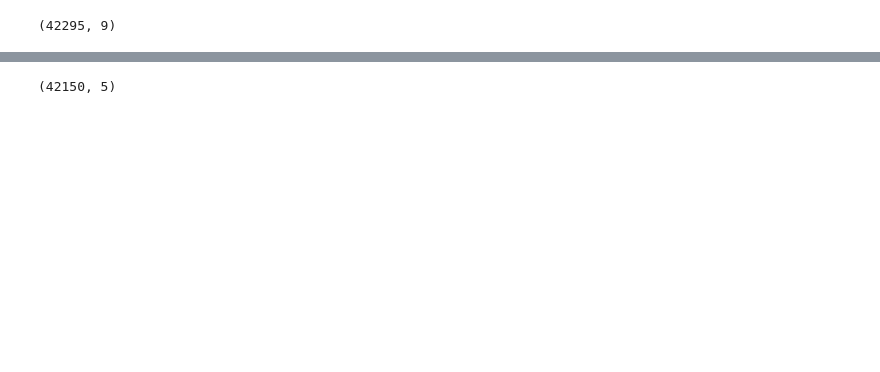
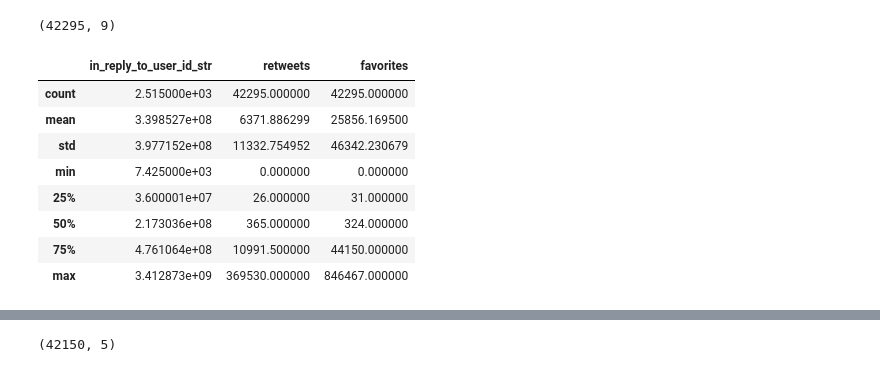
Before and after one commit to chrisspi/DataScienceTrumpTweets, a Jupyter notebook: dataQualityCheck.ipynb, the cells around one changed output, grey strips where cells are left out. Cells and saved outputs as stored; diff of their text form; code cells hidden in the pictures; blank space fills up the shorter version.

Commit message:
add describe()

```diff
--- a/dataQualityCheck.ipynb
+++ b/dataQualityCheck.ipynb
@@ -24,6 +24,18 @@ mergedData.tail(10)
 mergedData.shape
 # %% [output]
 (42295, 9)
+# %%
+mergedData.describe()
+# %% [output]
+|  | in_reply_to_user_id_str | retweets | favorites |
+| count | 2.515000e+03 | 42295.000000 | 42295.000000 |
+| mean | 3.398527e+08 | 6371.886299 | 25856.169500 |
+| std | 3.977152e+08 | 11332.754952 | 46342.230679 |
+| min | 7.425000e+03 | 0.000000 | 0.000000 |
+| 25% | 3.600001e+07 | 26.000000 | 31.000000 |
+| 50% | 2.173036e+08 | 365.000000 | 324.000000 |
+| 75% | 4.761064e+08 | 10991.500000 | 44150.000000 |
+| max | 3.412873e+09 | 369530.000000 | 846467.000000 |
 # %%
 qualityCheckData = pd.read_csv("data/qualityCheckData_2020-06-13.csv")
 
```
Also changed, not shown: parts of 1 cell of this notebook.
